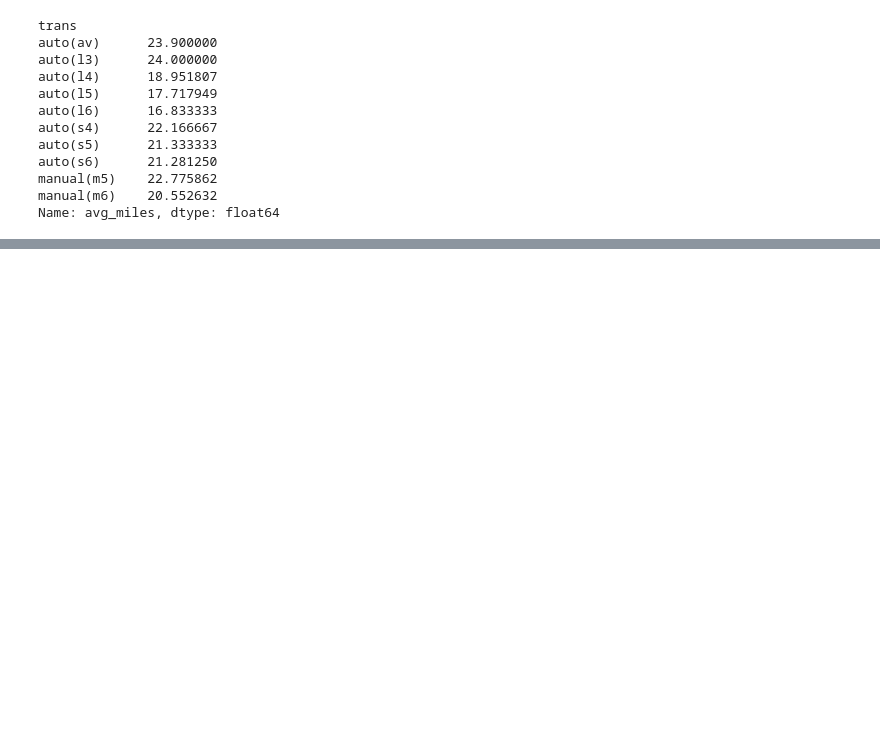
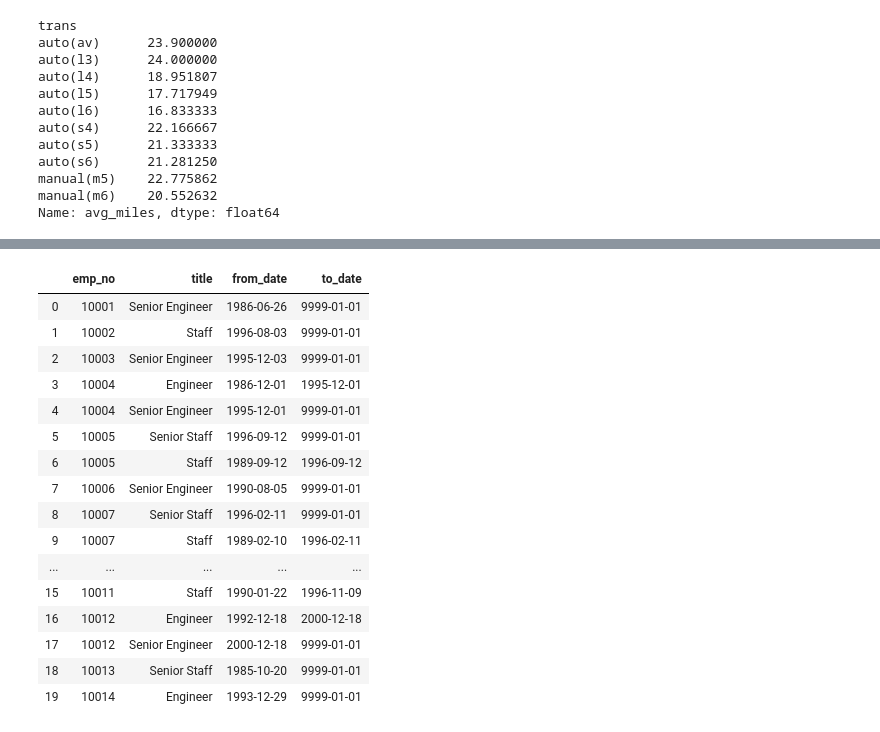
Before and after one commit to sunwenliang14/python-exercises, a Jupyter notebook: 4.8.4.4_advanced_dataframes.ipynb, the cells around one changed output, grey strips where cells are left out. Saved outputs shown, nothing was run; the diff lists cells and outputs as text; code cells hidden in the pictures; blank space fills up the shorter version.

```diff
--- a/4.8.4.4_advanced_dataframes.ipynb
+++ b/4.8.4.4_advanced_dataframes.ipynb
@@ -239,0 +327,21 @@ and try to merge them?'''
+# %%
+titles = pd.read_sql('select * from titles limit 20', url)
+titles
+# %% [output]
+|  | emp_no | title | from_date | to_date |
+| 0 | 10001 | Senior Engineer | 1986-06-26 | 9999-01-01 |
+| 1 | 10002 | Staff | 1996-08-03 | 9999-01-01 |
+| 2 | 10003 | Senior Engineer | 1995-12-03 | 9999-01-01 |
+| 3 | 10004 | Engineer | 1986-12-01 | 1995-12-01 |
+| 4 | 10004 | Senior Engineer | 1995-12-01 | 9999-01-01 |
+| 5 | 10005 | Senior Staff | 1996-09-12 | 9999-01-01 |
+| 6 | 10005 | Staff | 1989-09-12 | 1996-09-12 |
+| 7 | 10006 | Senior Engineer | 1990-08-05 | 9999-01-01 |
+| 8 | 10007 | Senior Staff | 1996-02-11 | 9999-01-01 |
+| 9 | 10007 | Staff | 1989-02-10 | 1996-02-11 |
+| ... | ... | ... | ... | ... |
+| 15 | 10011 | Staff | 1990-01-22 | 1996-11-09 |
+| 16 | 10012 | Engineer | 1992-12-18 | 2000-12-18 |
+| 17 | 10012 | Senior Engineer | 2000-12-18 | 9999-01-01 |
+| 18 | 10013 | Senior Staff | 1985-10-20 | 9999-01-01 |
+| 19 | 10014 | Engineer | 1993-12-29 | 9999-01-01 |
```
Also changed, not shown: parts of 12 cells of this notebook.
